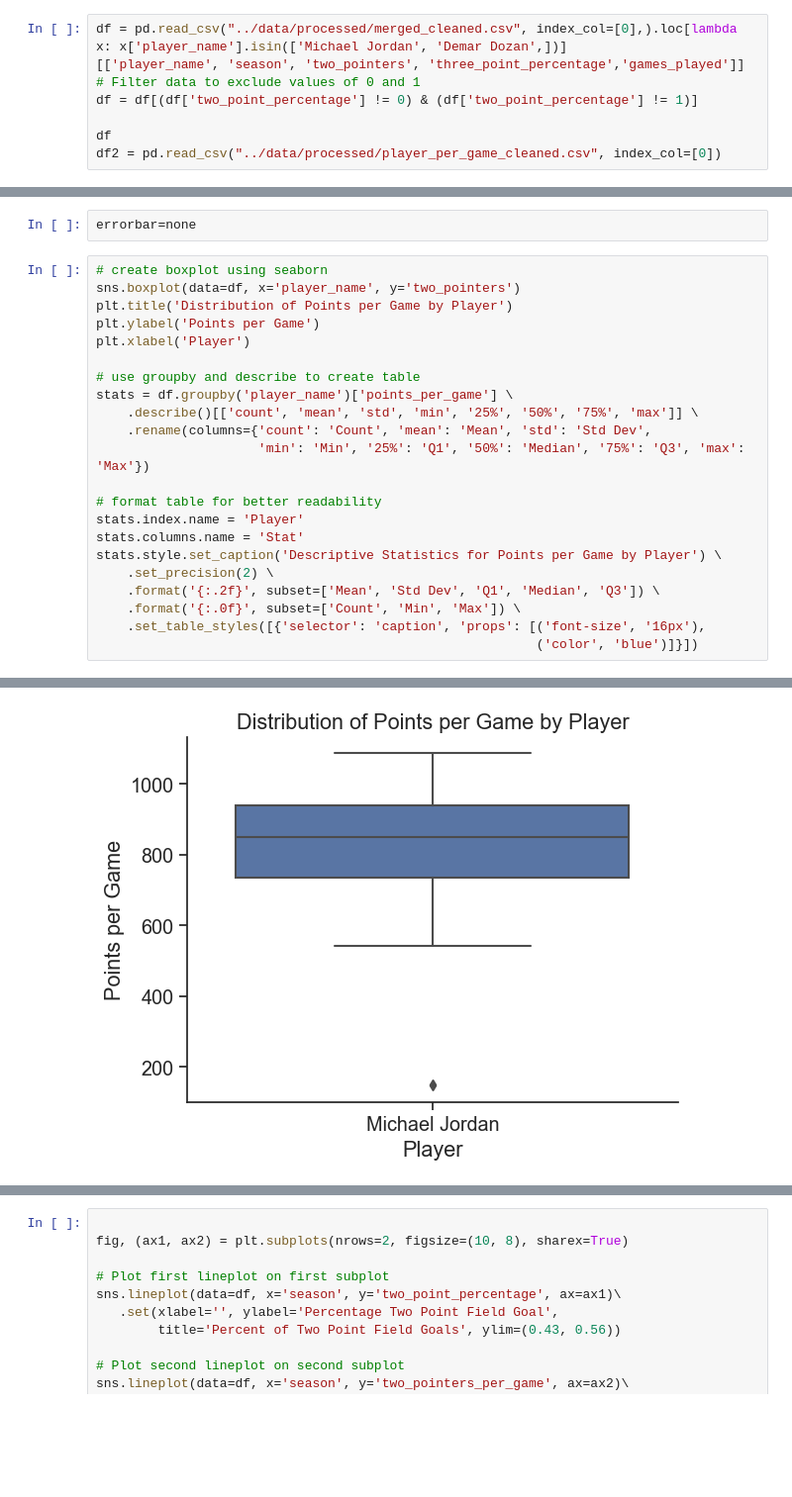
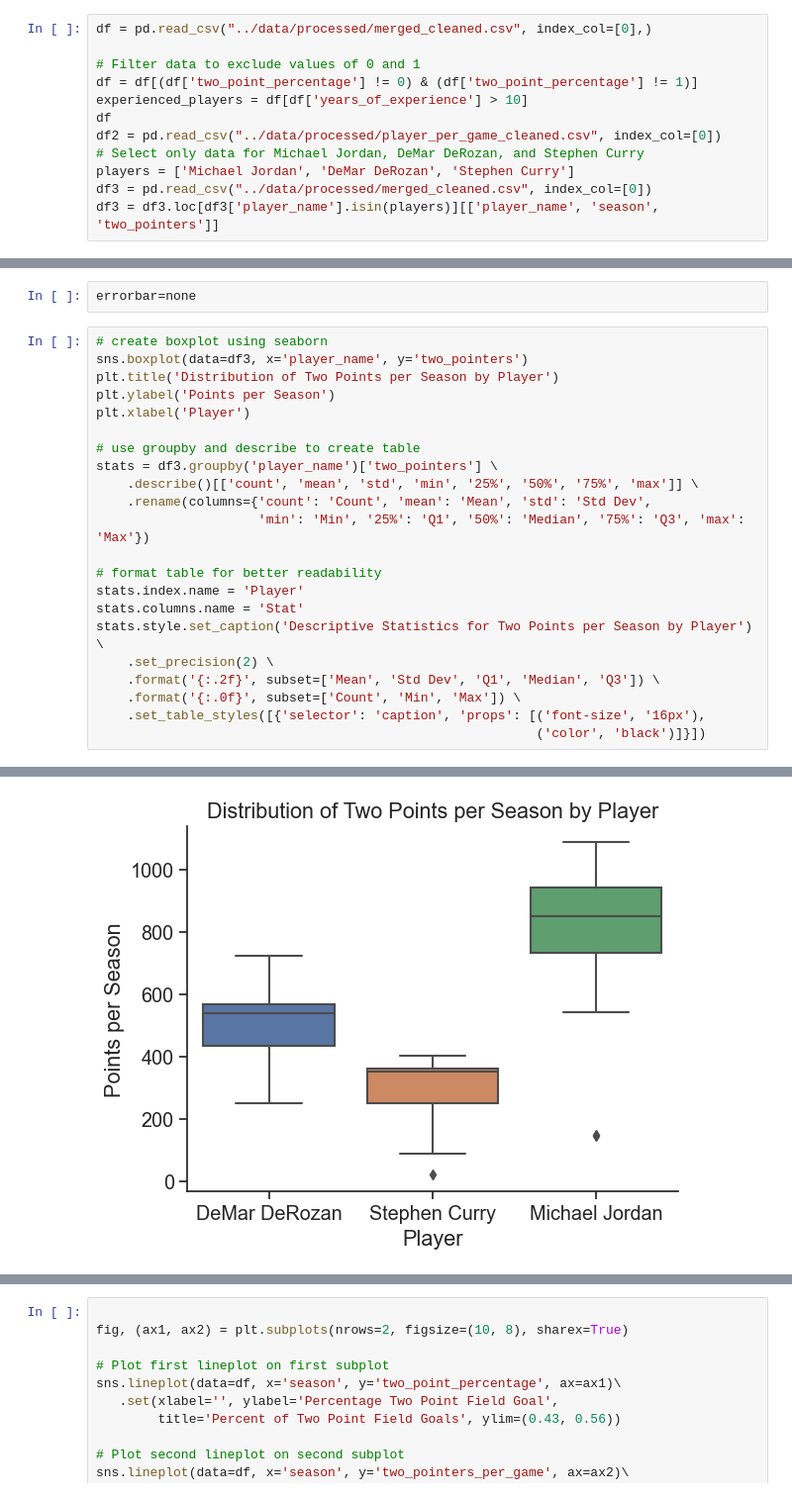
Before and after one commit to ubco-W2022T2-data301/project-group-group-23, a Jupyter notebook: analysis/analysis3.ipynb, the cells around one changed output, grey strips where cells are left out. Shown at 99% size. Saved outputs shown, nothing was run; the diff lists cells and outputs as text; blank space fills up the shorter version.

Commit message:
Finished Analysis 3 paragraphs and necessary graphs.

```diff
--- a/analysis/analysis3.ipynb
+++ b/analysis/analysis3.ipynb
@@ -10,10 +10,14 @@ import seaborn as sns
 sns.set_theme(style="ticks", font_scale=1.3)
 plt.rc("axes.spines", top=False, right=False)
 # %%
-df = pd.read_csv("../data/processed/merged_cleaned.csv", index_col=[0],).loc[lambda x: x['player_name'].isin(['Michael Jordan', 'Demar Dozan',])]
-[['player_name', 'season', 'two_pointers', 'three_point_percentage','games_played']]
+df = pd.read_csv("../data/processed/merged_cleaned.csv", index_col=[0],)
+
 # Filter data to exclude values of 0 and 1
 df = df[(df['two_point_percentage'] != 0) & (df['two_point_percentage'] != 1)]
-
+experienced_players = df[df['years_of_experience'] > 10]
 df
 df2 = pd.read_csv("../data/processed/player_per_game_cleaned.csv", index_col=[0])
+# Select only data for Michael Jordan, DeMar DeRozan, and Stephen Curry
+players = ['Michael Jordan', 'DeMar DeRozan', 'Stephen Curry']
+df3 = pd.read_csv("../data/processed/merged_cleaned.csv", index_col=[0])
+df3 = df3.loc[df3['player_name'].isin(players)][['player_name', 'season', 'two_pointers']]
@@ -78,13 +60,13 @@ graph2.set(title="Change in Two Point Shot Percentage per Season",
 errorbar=none
 # %%
 # create boxplot using seaborn
-sns.boxplot(data=df, x='player_name', y='two_pointers')
-plt.title('Distribution of Points per Game by Player')
-plt.ylabel('Points per Game')
+sns.boxplot(data=df3, x='player_name', y='two_pointers')
+plt.title('Distribution of Two Points per Season by Player')
+plt.ylabel('Points per Season')
 plt.xlabel('Player')
 
 # use groupby and describe to create table
-stats = df.groupby('player_name')['points_per_game'] \
+stats = df3.groupby('player_name')['two_pointers'] \
     .describe()[['count', 'mean', 'std', 'min', '25%', '50%', '75%', 'max']] \
     .rename(columns={'count': 'Count', 'mean': 'Mean', 'std': 'Std Dev',
                      'min': 'Min', '25%': 'Q1', '50%': 'Median', '75%': 'Q3', 'max': 'Max'})
@@ -92,10 +74,10 @@ stats = df.groupby('player_name')['points_per_game'] \
 # format table for better readability
 stats.index.name = 'Player'
 stats.columns.name = 'Stat'
-stats.style.set_caption('Descriptive Statistics for Points per Game by Player') \
+stats.style.set_caption('Descriptive Statistics for Two Points per Season by Player') \
     .set_precision(2) \
     .format('{:.2f}', subset=['Mean', 'Std Dev', 'Q1', 'Median', 'Q3']) \
     .format('{:.0f}', subset=['Count', 'Min', 'Max']) \
     .set_table_styles([{'selector': 'caption', 'props': [('font-size', '16px'),
-                                                         ('color', 'blue')]}])
+                                                         ('color', 'black')]}])
 # %% [output]
@@ -106 +90 @@ Descriptive Statistics for Points per Game by Player
-[figure, old version]
+[figure, new version]
```
Also changed, not shown: parts of 10 cells of this notebook.
